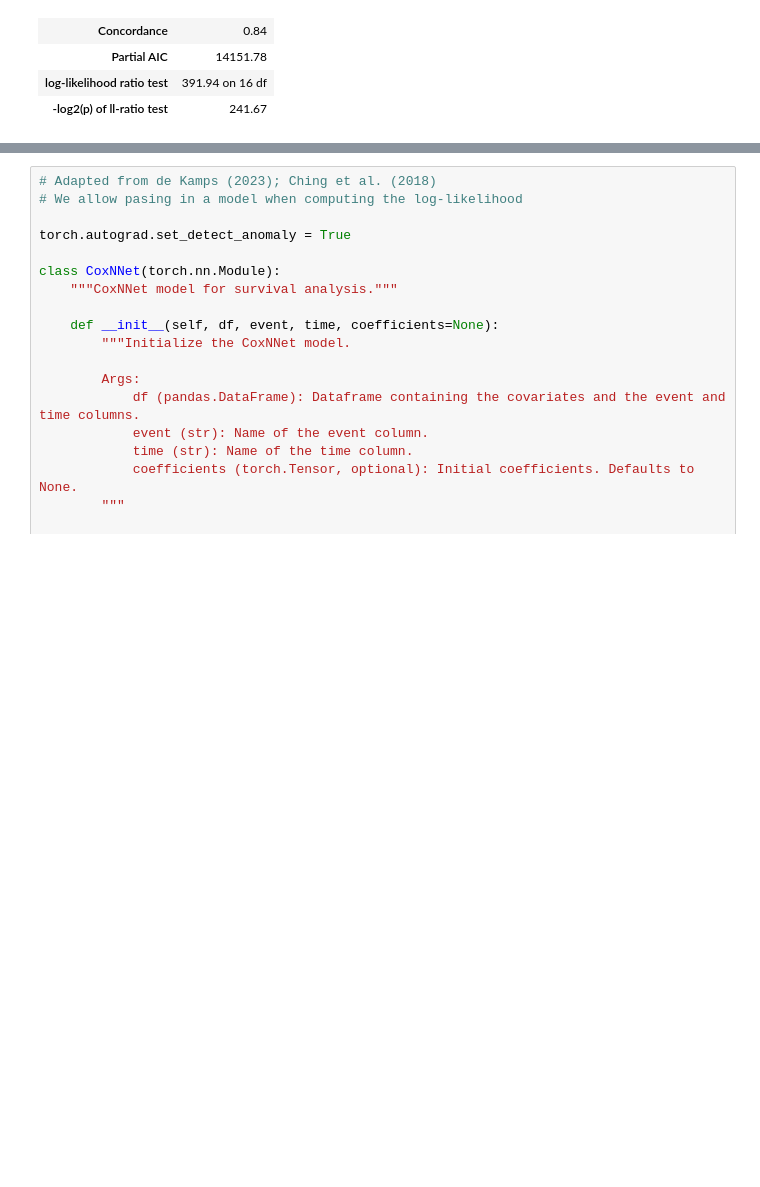
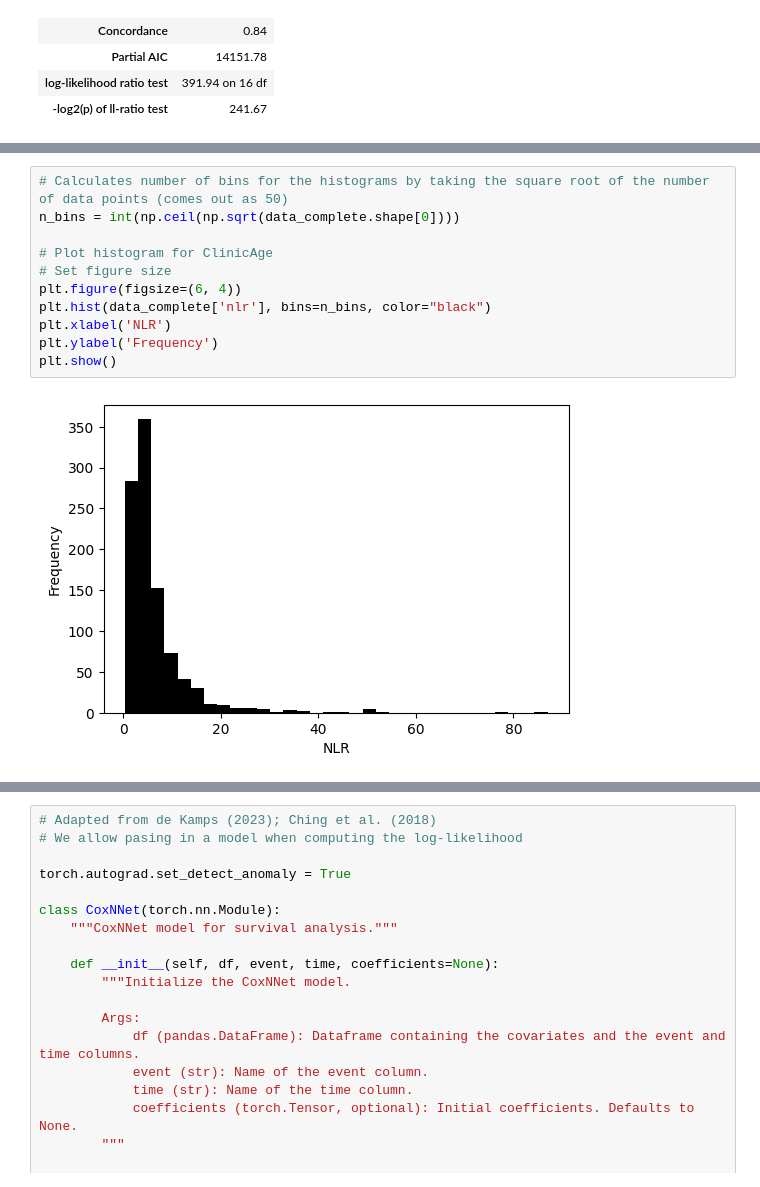
Before and after one commit to Kcole3/datasci_223, a Jupyter notebook: exercises/final_project.ipynb, the cells around one changed output, grey strips where cells are left out. Saved outputs shown, nothing was run; the diff lists cells and outputs as text; blank space fills up the shorter version.

```diff
--- a/exercises/final_project.ipynb
+++ b/exercises/final_project.ipynb
@@ -1223,0 +1348,13 @@ cph_IO_coef = cph_IOb.summary['coef']
+# %%
+# Calculates number of bins for the histograms by taking the square root of the number of data points (comes out as 50)
+n_bins = int(np.ceil(np.sqrt(data_complete.shape[0])))
+
+# Plot histogram for ClinicAge
+# Set figure size
+plt.figure(figsize=(6, 4))
+plt.hist(data_complete['nlr'], bins=n_bins, color="black")
+plt.xlabel('NLR')
+plt.ylabel('Frequency')
+plt.show()
+# %% [output]
+[figure, added]
```
Also changed, not shown: parts of 27 cells of this notebook.
